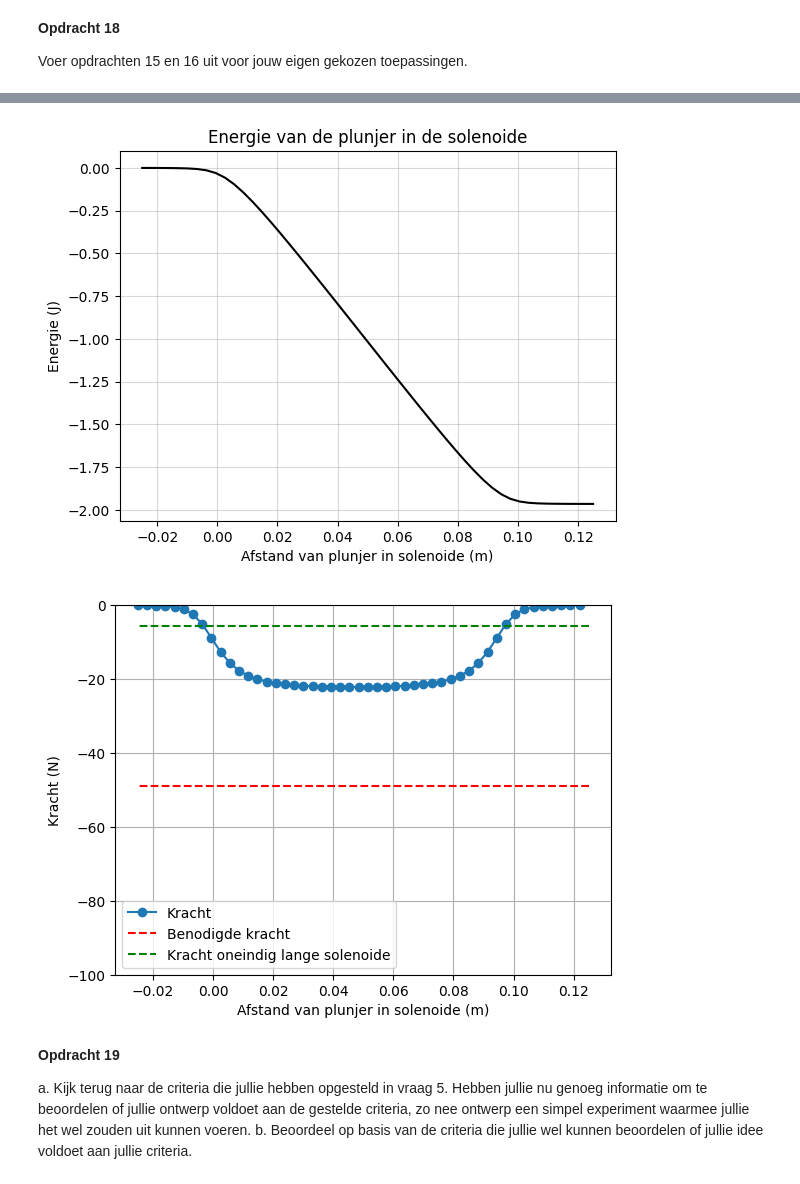
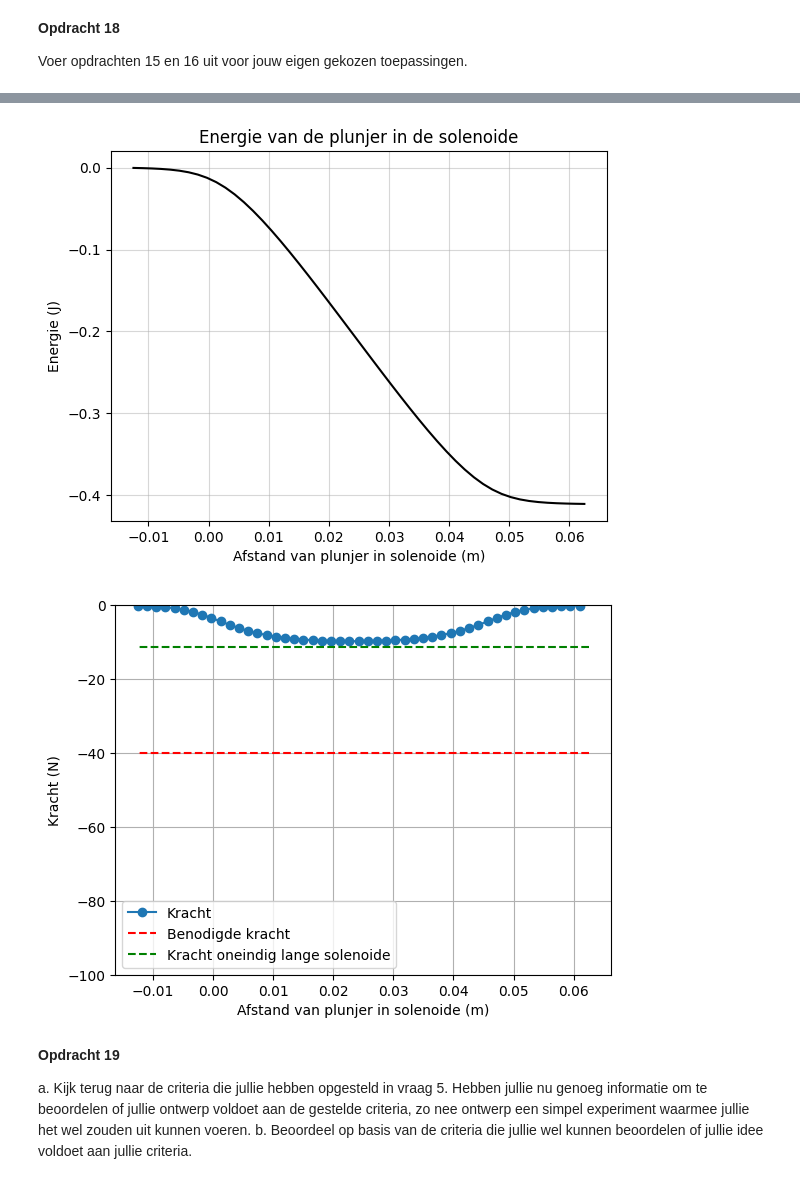
Before and after one commit to meesvanzeeland-ops/opdrachten-DEF-D, a Jupyter notebook: DigitaleOntwerpopdrachten/2KrachtactuatorOpdracht/Archive/KrachtactuatorOpdracht.ipynb, the cells around one changed output, grey strips where cells are left out. Saved outputs shown, nothing was run; the diff lists cells and outputs as text; code cells hidden in the pictures.

```diff
--- a/DigitaleOntwerpopdrachten/2KrachtactuatorOpdracht/Archive/KrachtactuatorOpdracht.ipynb
+++ b/DigitaleOntwerpopdrachten/2KrachtactuatorOpdracht/Archive/KrachtactuatorOpdracht.ipynb
@@ -577,15 +577,17 @@ Voor het ontwerp is gekozen voor een r_s van 0.01, daarmee voldoet het wel aan d
 Voer opdrachten 15 en 16 uit voor jouw eigen gekozen toepassingen.
 # %%
 # eigen gekozen parameters
-I = 6 # A
-l_draad = 2 # m
+l_draad = 8.4 # m
 r_sol = 0.01 # m
-L_sol = 0.1 # m
+L_sol = 0.05 # m
 mu_0 = 4*np.pi*1e-7
 mu_r = 50000 # gegeven waarde
 N = 20000
+U = 9 # Volt
+I = U * np.pi * r_draad**2 / (rho * l_draad) #uit wet van Ohm en de weerstand van de draad
+print(I)
 
-# code opdracht 15
+#code opdracht 15
 n_ax=50 #Verlagen als simulatie te lang duurt
 z_ax=np.linspace(-1.5*L_sol/2, 1.5*L_sol/2, n_ax)
 H_ax=np.zeros((n_ax,1))
@@ -633,32 +636,32 @@ Met de gekozen parameters heeft de draad 31.83 omwentelingen
 # %%
 # code opdracht 16
 r_s = 0.008 # plunjerstraal van 0.8cm in een solenoide van 1cm
 L_s = L_sol # lengte van de solenoide, deze is gelijk aan de lengte van de plunjer
 
 Wz=-0.5*np.pi*r_s**2*np.cumsum(np.flipud(H_ax)*mu_r*mu_0*np.flipud(H_ax))*(z_ax[1] - z_ax[0])
 
 plt.plot(L_s/2 - z_ax, np.flipud(Wz), '-k')
 plt.title('Energie van de plunjer in de solenoide')
 plt.xlabel('Afstand van plunjer in solenoide (m)')
 plt.ylabel('Energie (J)')
 plt.grid(alpha=0.5)
 plt.show()
 
-force_analytical = -mu_0*mu_r*np.pi*r_s**2*aantal_omwent**2*I**2/2/L_s**2
+force_analytical = -mu_0*mu_r*np.pi*r_s**2*aantal_omwentelingen**2*I**2/2/L_s**2
 force_numerical = np.diff(Wz, n=1, append=[0])/(z_ax[1] - z_ax[0])
 
 plt.plot(L_s/2 - z_ax, np.flipud(force_numerical), '-o', label='Kracht')
-plt.plot(L_s/2 - z_ax, (-5*9.8)*np.ones(n_ax), '--r', label='Benodigde kracht')
+plt.plot(L_s/2 - z_ax, (-40)*np.ones(n_ax), '--r', label='Benodigde kracht')
 plt.plot(L_s/2 - z_ax, force_analytical*np.ones(n_ax), '--g', label='Kracht oneindig lange solenoide')
 plt.xlabel('Afstand van plunjer in solenoide (m)')
 plt.ylabel('Kracht (N)')
 plt.grid()
 plt.legend()
 plt.ylim([-100, 0])
 plt.show()
 # %% [output]
-[figure, old version]
+[figure, new version]
-[figure, old version]
+[figure, new version]
 # %% [markdown]
 **Opdracht 19**
 
```
Also changed, not shown: parts of 2 cells of this notebook.
